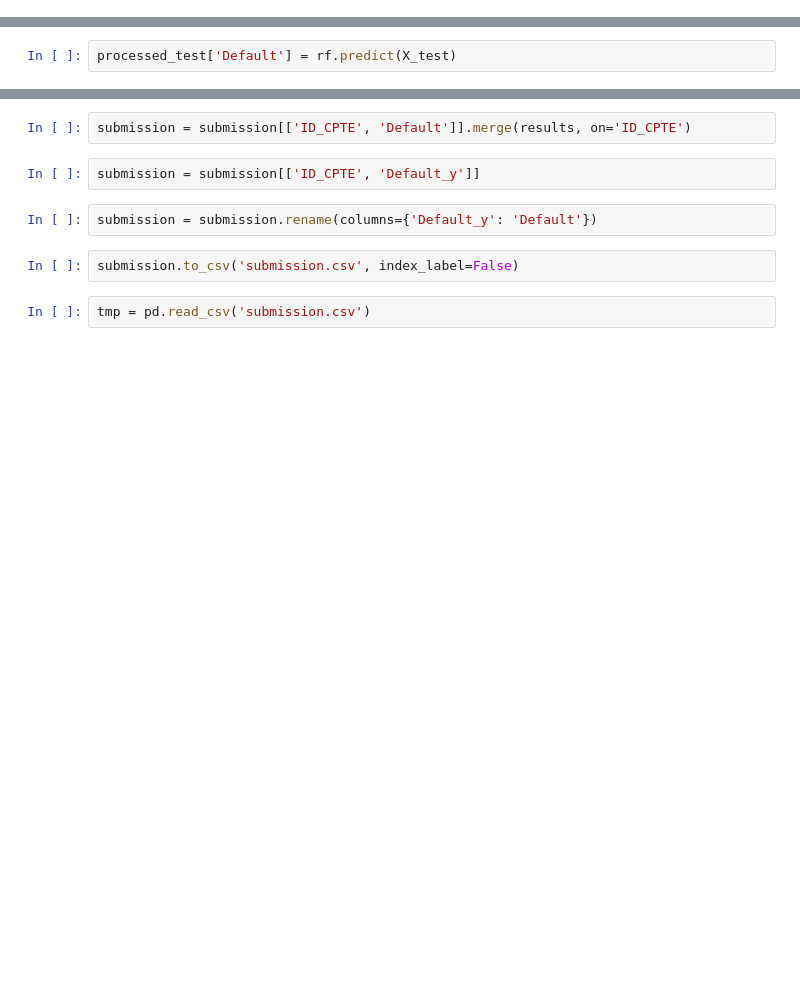
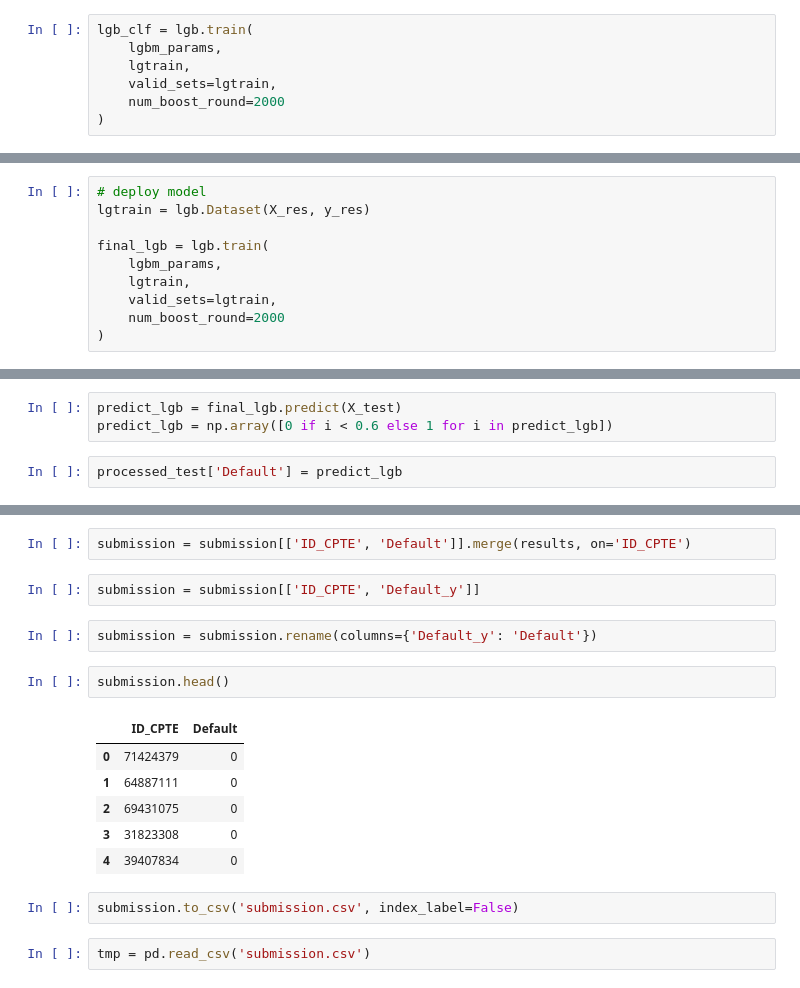
Before and after one commit to tonytontian/Data_Cup_Hello_Team, a Jupyter notebook: code/model_test.ipynb, the cells around one changed output, grey strips where cells are left out. Saved outputs shown, nothing was run; the diff lists cells and outputs as text; blank space fills up the shorter version.

Commit message:
modify model test notebook

```diff
--- a/code/model_test.ipynb
+++ b/code/model_test.ipynb
@@ -300,0 +400,7 @@ billing_training[billing_training['ID_CPTE'] == 86170782]
+# %%
+lgb_clf = lgb.train(
+    lgbm_params,
+    lgtrain,
+    valid_sets=lgtrain,
+    num_boost_round=2000
+)
@@ -303,3 +433,13 @@ from sklearn.externals import joblib
 joblib.dump(clf, 'random_forest.pkl')
 # %% [output]
 ['random_forest.pkl']
+# %%
+# deploy model
+lgtrain = lgb.Dataset(X_res, y_res)
+
+final_lgb = lgb.train(
+    lgbm_params,
+    lgtrain,
+    valid_sets=lgtrain,
+    num_boost_round=2000
+)
@@ -357,5 +499,8 @@ X_test = np.array(processed_test)
+# %%
+predict_lgb = final_lgb.predict(X_test)
+predict_lgb = np.array([0 if i < 0.6 else 1 for i in predict_lgb])
 # %%
-processed_test['Default'] = rf.predict(X_test)
+processed_test['Default'] = predict_lgb
 # %%
 results = processed_test.reset_index()[['ID_CPTE', 'Default']]
 # %%
@@ -384,6 +529,15 @@ submission = submission[['ID_CPTE', 'Default']].merge(results, on='ID_CPTE')
 submission = submission[['ID_CPTE', 'Default_y']]
 # %%
 submission = submission.rename(columns={'Default_y': 'Default'})
+# %%
+submission.head()
+# %% [output]
+|  | ID_CPTE | Default |
+| 0 | 71424379 | 0 |
+| 1 | 64887111 | 0 |
+| 2 | 69431075 | 0 |
+| 3 | 31823308 | 0 |
+| 4 | 39407834 | 0 |
 # %%
 submission.to_csv('submission.csv', index_label=False)
 # %%
```
Also changed, not shown: parts of 28 cells of this notebook, 2 other files.
